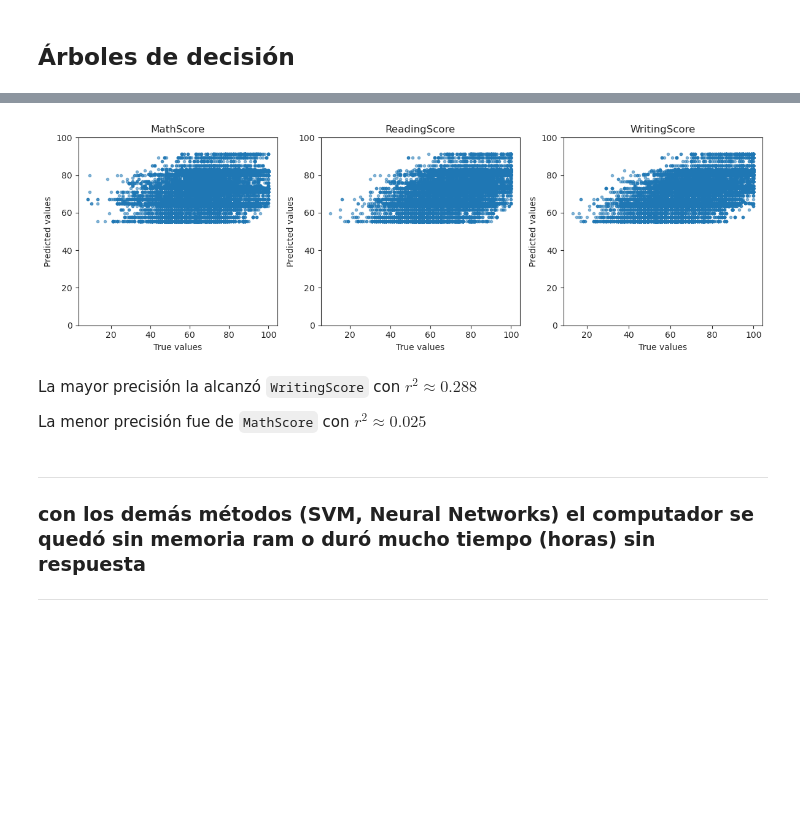
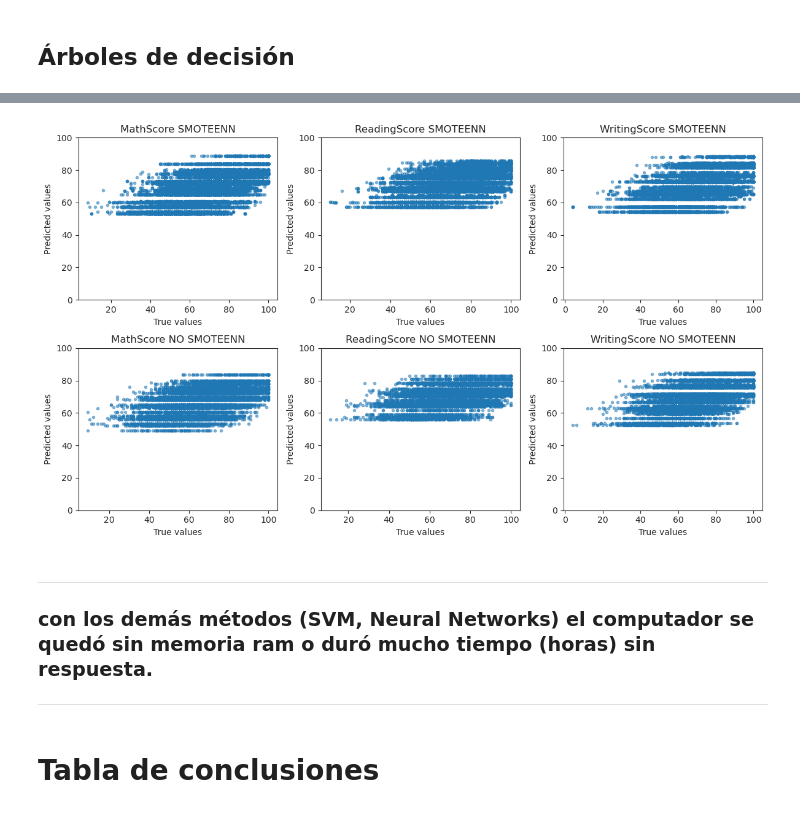
Before and after one commit to AdrFelHB/an-lisis-de-datos, a Jupyter notebook: main.ipynb, the cells around one changed output, grey strips where cells are left out. Cells and saved outputs as stored; diff of their text form; code cells hidden in the pictures; blank space fills up the shorter version.

```diff
--- a/main.ipynb
+++ b/main.ipynb
@@ -687,10 +704,0 @@ mae prueba = 10.79506329545158
-# %%
-fig,axs = plt.subplots(ncols=3,nrows=1,figsize=(12,4))
-axs = axs.flatten()
-for k,col in enumerate(cols_objective):
-    axs[k].scatter(y_test[k],y_predicted[k],alpha=.5,marker='.')
-    axs[k].set_title(col)
-    axs[k].set_ylim([0,100])
-    axs[k].set_xlabel("True values")
-    axs[k].set_ylabel("Predicted values")
-fig.set_tight_layout(tight=True)
@@ -704,4 +779,5 @@ La menor precisión fue de `ReadingScore` con $r^2\approx0.224$
 ## K-vecinos
 # %%
 from sklearn.neighbors import KNeighborsClassifier, KNeighborsRegressor
+n_neighbors = int (1e3)
 # %%
@@ -774,7 +903,7 @@ from sklearn.tree import DecisionTreeClassifier,DecisionTreeRegressor
 from sklearn.model_selection import GridSearchCV
 from sklearn.metrics import accuracy_score, classification_report
 # %%
-linear_scores = list()
+trees_scores = list()
 y_predicted = []
 for k,col in enumerate(cols_objective):
     y_tr = y_train[k]
@@ -793,18 +922,18 @@ for k,col in enumerate(cols_objective):
     best_clf = grid_search.best_estimator_
     y_tr_pred = best_clf.predict(x_train)
 
-    y_pre = best_clf.predict(x_test)
-    y_predicted.append(result.predict(x_test))
+    y_pred = best_clf.predict(x_test)
+    y_predicted.append(y_pred)
 
     metrics = [r2_score(y_tr,y_tr_pred),
-               r2_score(y_true=y_te,y_pred=y_predicted[k]),
-               mean_squared_error(y_true=y_te,y_pred=y_predicted[k]),
-               mean_absolute_error(y_true=y_te,y_pred=y_predicted[k])]
+               r2_score(y_true=y_te,y_pred=y_pred),
+               mean_squared_error(y_true=y_te,y_pred=y_pred),
+               mean_absolute_error(y_true=y_te,y_pred=y_pred)]
     print(f"r2 entreno = {metrics[0]}")
     print(f"r2 prueba= {metrics[1]}")
     print(f"mse prueba = {metrics[2]}")
     print(f"mae prueba = {metrics[3]}")
-    linear_scores.append({col:metrics})
+    trees_scores.append({col:metrics})
 # %% [output]
 --- MathScore ---
 
@@ -826,21 +1008,25 @@ mae prueba = 10.79506329545158
 # %%
-fig,axs = plt.subplots(ncols=3,nrows=1,figsize=(12,4))
-axs = axs.flatten()
+fig,axs = plt.subplots(ncols=3,nrows=2,figsize=(12,7))
+
 for k,col in enumerate(cols_objective):
-    axs[k].scatter(y_test[k],y_predicted[k],alpha=.5,marker='.')
-    axs[k].set_title(col)
-    axs[k].set_ylim([0,100])
-    axs[k].set_xlabel("True values")
-    axs[k].set_ylabel("Predicted values")
+    axs[0][k].scatter(y_test[k],y_predicted[k],alpha=.5,marker='.')
+    axs[0][k].set_title(col+' SMOTEENN')
+    axs[0][k].set_ylim([0,100])
+    axs[0][k].set_xlabel("True values")
+    axs[0][k].set_ylabel("Predicted values")
+
+    axs[1][k].scatter(y_test_np[k],y_predicted_np[k],alpha=.5,marker='.')
+    axs[1][k].set_title(col+' NO SMOTEENN')
+    axs[1][k].set_ylim([0,100])
+    axs[1][k].set_xlabel("True values")
+    axs[1][k].set_ylabel("Predicted values")
 fig.set_tight_layout(tight=True)
 # %% [output]
-[figure, old version]
+[figure, new version]
-# %% [markdown]
-La mayor precisión la alcanzó `WritingScore` con $r^2\approx0.288$
-
-La menor precisión fue de `MathScore` con $r^2\approx0.025$
 # %% [markdown]
 ---
-### con los demás métodos (SVM, Neural Networks) el computador se quedó sin memoria ram o duró mucho tiempo (horas) sin respuesta
+### con los demás métodos (SVM, Neural Networks) el computador se quedó sin memoria ram o duró mucho tiempo (horas) sin respuesta.
 
 ---
+# %% [markdown]
+# Tabla de conclusiones
```
Also changed, not shown: parts of 42 cells of this notebook.
